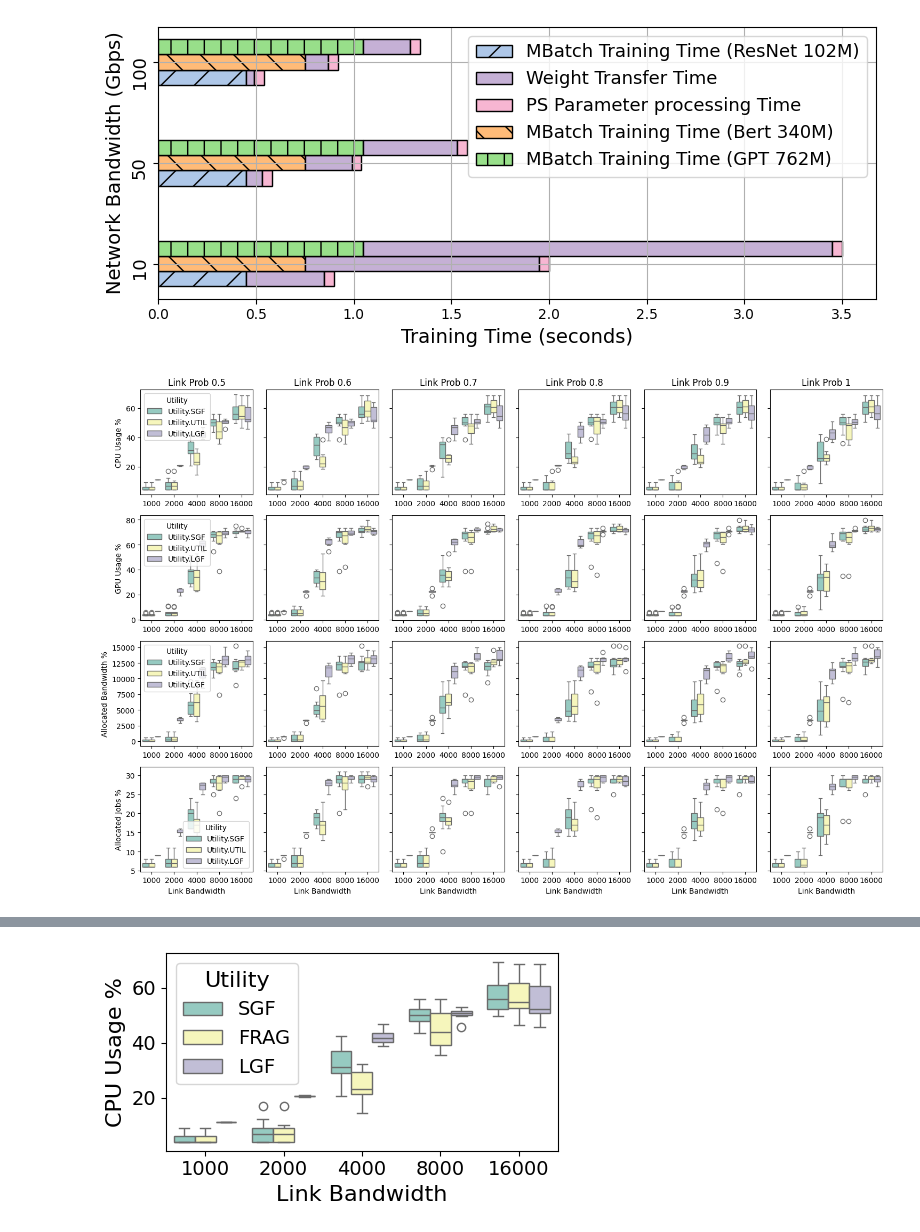
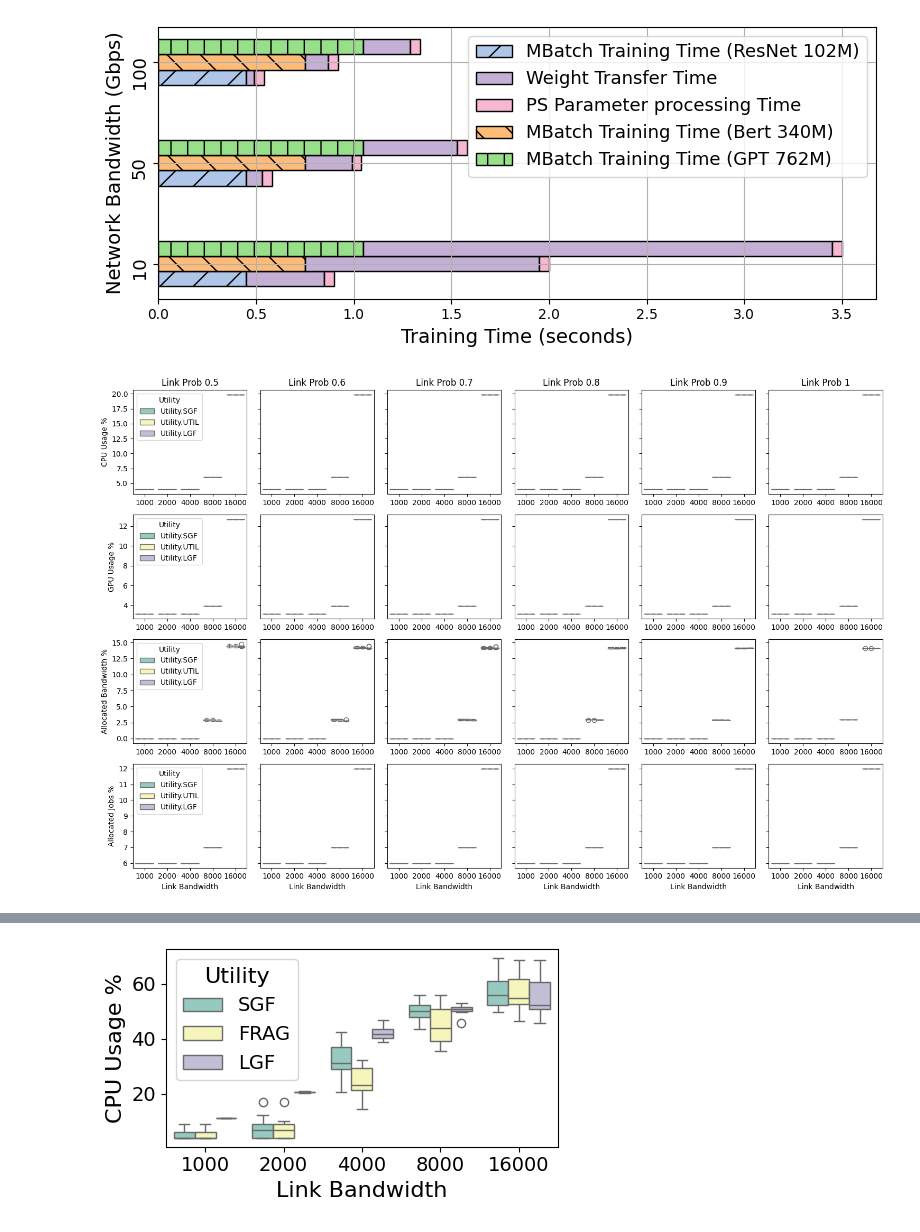
Before and after one commit to pintauroo/PlebyNet, a Jupyter notebook: plot.ipynb, the cells around one changed output, grey strips where cells are left out. Saved outputs shown, nothing was run; the diff lists cells and outputs as text; code cells hidden in the pictures.

```diff
--- a/plot.ipynb
+++ b/plot.ipynb
@@ -928,49 +928,50 @@ import seaborn as sns
 
 # Load the data from the CSV files
 data = pd.read_csv('/home/andrea/Desktop/PlebiscitoN/results.csv')
-data1 = pd.read_csv('/home/andrea/Desktop/PlebiscitoN/results_1.csv')
-data2 = pd.read_csv('/home/andrea/Desktop/PlebiscitoN/results_2.csv')
-data3 = pd.read_csv('/home/andrea/Desktop/PlebiscitoN/results_3.csv')
+# data1 = pd.read_csv('/home/andrea/Desktop/PlebiscitoN/results_1.csv')
+# data2 = pd.read_csv('/home/andrea/Desktop/PlebiscitoN/results_2.csv')
+# data3 = pd.read_csv('/home/andrea/Desktop/PlebiscitoN/results_3.csv')
 
 # Concatenate the data
-data = pd.concat([data, data1, data2, data3])
+# data = pd.concat([data, data1, data2, data3])
+data = pd.concat([data])
 
 # Function to plot boxplots for each metric, grouped by utility and bandwidth
 def plot_combined_boxplots(data, link_probs):
-    metrics = ['cpu', 'gpu', 'allocated_bw', 'allocated_jobs']
+    metrics = ['cpu', 'gpu', 'tot_percentage_used_bw', 'allocated_jobs']
     metric_labels = ['CPU Usage %', 'GPU Usage %', 'Allocated Bandwidth %', 'Allocated Jobs %']
 
     fig, axes = plt.subplots(len(metrics), len(link_probs), figsize=(15, 10), sharey='row')
 
     for j, link_prob in enumerate(link_probs):
-        subset = data[(data['link prob'] == link_prob) & (data['link_bw'] < 32000)]
+        subset = data[(data['link_prob'] == link_prob) & (data['link_bw'] < 32000)]
         for i, metric in enumerate(metrics):
             sns.boxplot(x='link_bw', y=metric, hue='utility', data=subset, palette='Set3', ax=axes[i, j])
             if i == 0:
                 axes[i, j].set_title(f'Link Prob {link_prob}')
             if j == 0:
                 axes[i, j].set_ylabel(metric_labels[i])
             else:
                 axes[i, j].set_ylabel('')
             if i == len(metrics) - 1:
                 axes[i, j].set_xlabel('Link Bandwidth')
             else:
                 axes[i, j].set_xlabel('')
             if j != 0:
                 axes[i, j].legend_.remove()
             else:
                 axes[i, j].legend(title='Utility')
 
     plt.tight_layout()
     plt.show()
 
 # Define the link probabilities
 link_probs = [0.5, 0.6, 0.7, 0.8, 0.9, 1]
 
 # Plot the combined boxplots
 plot_combined_boxplots(data, link_probs)
 # %% [output]
-[figure, old version]
+[figure, new version]
 # %%
 import pandas as pd
 import matplotlib.pyplot as plt
```
Also changed, not shown: parts of 3 cells of this notebook, 2 other files.
